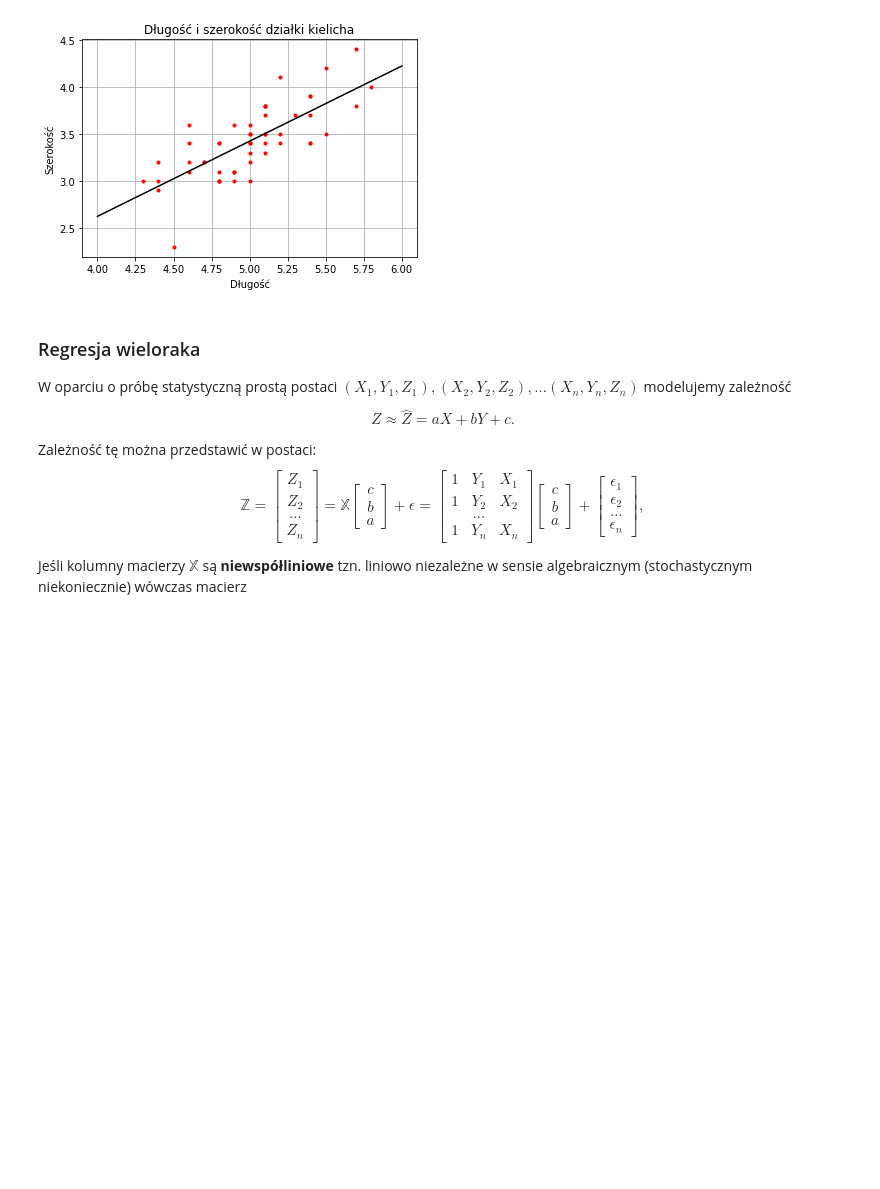
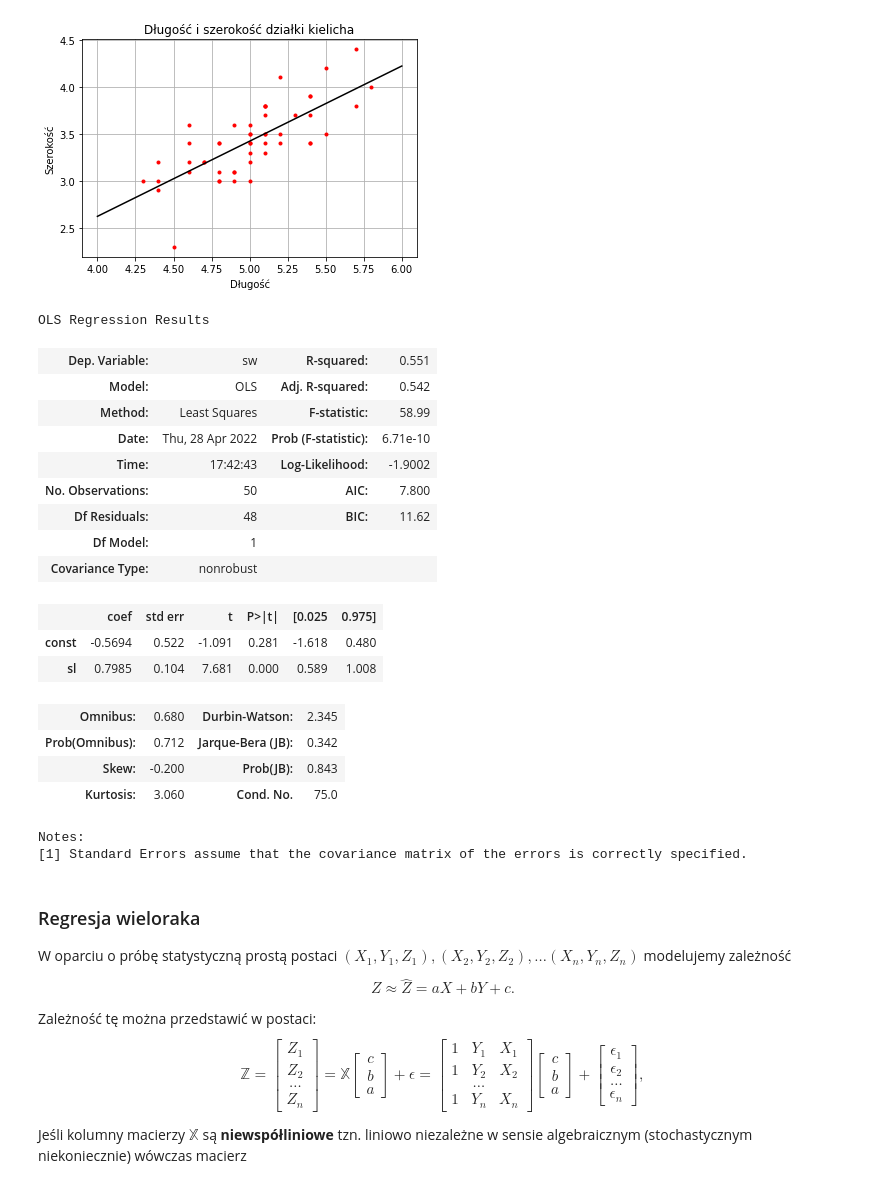
Before and after one commit to PiotrMaciejKowalski/kurs-analiza-danych-2022, a Jupyter notebook: Tydzień 3/Podstawy_analizy_danych.ipynb, the cells around one changed output. Cells and saved outputs as stored; diff of their text form; code cells hidden in the pictures; blank space fills up the shorter version.

```diff
--- a/Tydzień 3/Podstawy_analizy_danych.ipynb
+++ b/Tydzień 3/Podstawy_analizy_danych.ipynb
@@ -371,6 +425,36 @@ pplot.show()
 0 -1.618405   0.479539
 1  0.589493   1.007564
 [figure]
+# %%
+#statsmodels
+import statsmodels.regression.linear_model as sm
+from statsmodels.tools import add_constant
+
+X = seto[['sl']]
+model = sm.OLS(seto['sw'], add_constant(X))
+res = model.fit()
+res.summary()
+#res.params
+# %% [output]
+OLS Regression Results
+| Dep. Variable: | sw | R-squared: | 0.551 |
+| Model: | OLS | Adj. R-squared: | 0.542 |
+| Method: | Least Squares | F-statistic: | 58.99 |
+| Date: | Thu, 28 Apr 2022 | Prob (F-statistic): | 6.71e-10 |
+| Time: | 17:42:43 | Log-Likelihood: | -1.9002 |
+| No. Observations: | 50 | AIC: | 7.800 |
+| Df Residuals: | 48 | BIC: | 11.62 |
+| Df Model: | 1 |  |  |
+| Covariance Type: | nonrobust |  |  |
+|  | coef | std err | t | P>|t| | [0.025 | 0.975] |
+| const | -0.5694 | 0.522 | -1.091 | 0.281 | -1.618 | 0.480 |
+| sl | 0.7985 | 0.104 | 7.681 | 0.000 | 0.589 | 1.008 |
+| Omnibus: | 0.680 | Durbin-Watson: | 2.345 |
+| Prob(Omnibus): | 0.712 | Jarque-Bera (JB): | 0.342 |
+| Skew: | -0.200 | Prob(JB): | 0.843 |
+| Kurtosis: | 3.060 | Cond. No. | 75.0 |
+Notes:
+[1] Standard Errors assume that the covariance matrix of the errors is correctly specified.
 # %% [markdown]
 ### Regresja wieloraka
 
```
Also changed, not shown: parts of 9 cells of this notebook.
